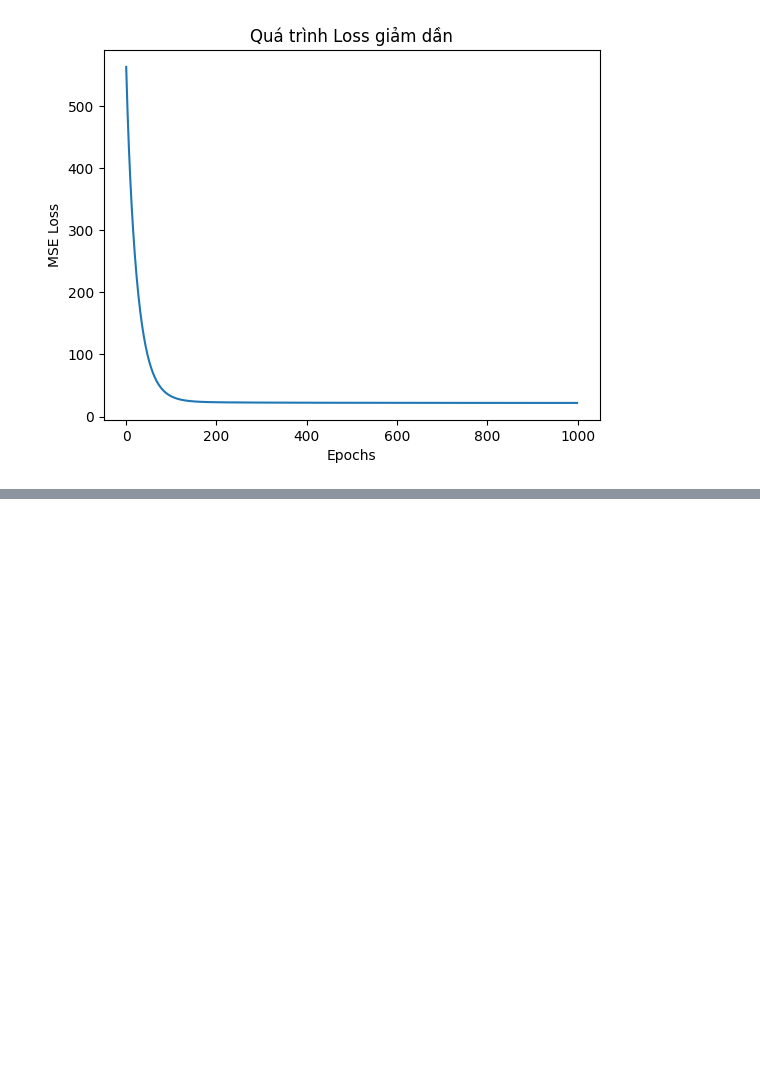
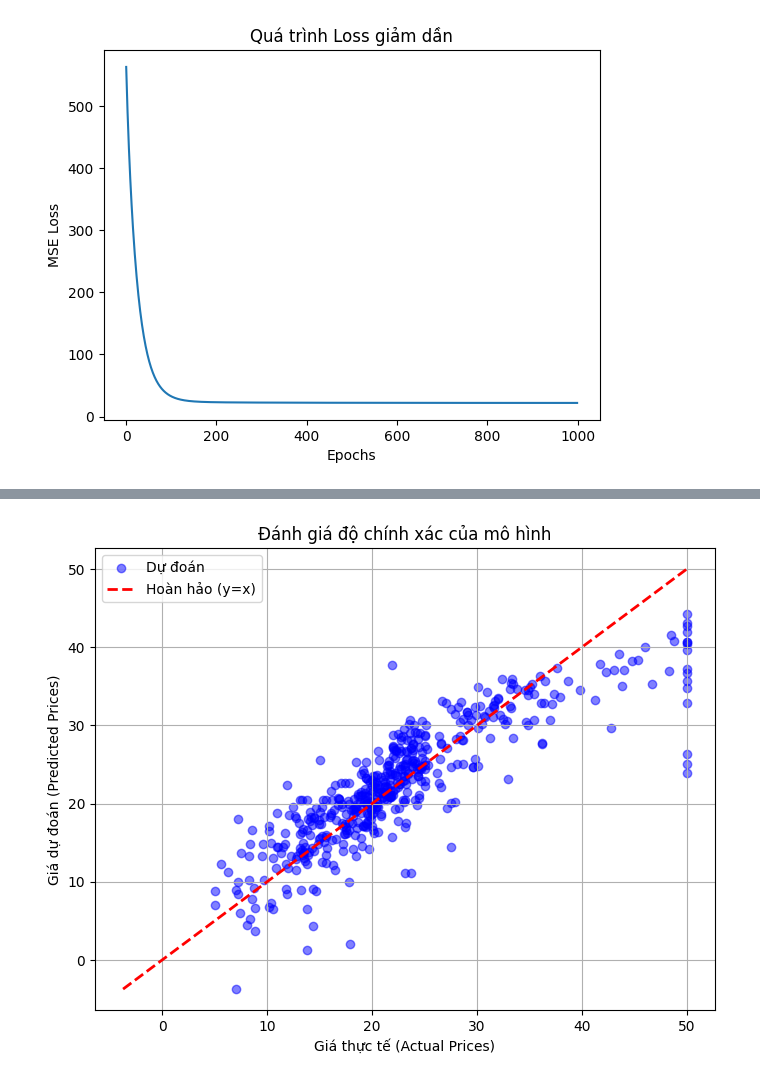
Before and after one commit to Chef221/AIO_Code, a Jupyter notebook: Module2/LinearRegression/BostonHousing.ipynb, the cells around one changed output, grey strips where cells are left out. Cells and saved outputs as stored; diff of their text form; code cells hidden in the pictures; blank space fills up the shorter version.

```diff
--- a/Module2/LinearRegression/BostonHousing.ipynb
+++ b/Module2/LinearRegression/BostonHousing.ipynb
@@ -100,0 +371,24 @@ Các trọng số (weights) còn lại:
+# %%
+# 1. Dùng theta đã học để dự đoán lại toàn bộ dữ liệu
+y_pred = predict(X_b, theta)
+
+# 2. Thiết lập biểu đồ
+plt.figure(figsize=(8, 6))
+
+# Vẽ các điểm dữ liệu (Xanh)
+plt.scatter(y, y_pred, color='blue', alpha=0.5, label='Dự đoán')
+
+# 3. Vẽ đường tham chiếu màu đỏ (Đường hoàn hảo y = x)
+# Lấy giá trị nhỏ nhất và lớn nhất để vẽ đường chéo từ góc dưới lên góc trên
+min_val = min(np.min(y), np.min(y_pred))
+max_val = max(np.max(y), np.max(y_pred))
+plt.plot([min_val, max_val], [min_val, max_val], color='red', linestyle='--', linewidth=2, label='Hoàn hảo (y=x)')
+
+plt.xlabel('Giá thực tế (Actual Prices)')
+plt.ylabel('Giá dự đoán (Predicted Prices)')
+plt.title('Đánh giá độ chính xác của mô hình')
+plt.legend()
+plt.grid(True)
+plt.show()
+# %% [output]
+[figure, added]
```
Also changed, not shown: parts of 7 cells of this notebook, 1 other file.
